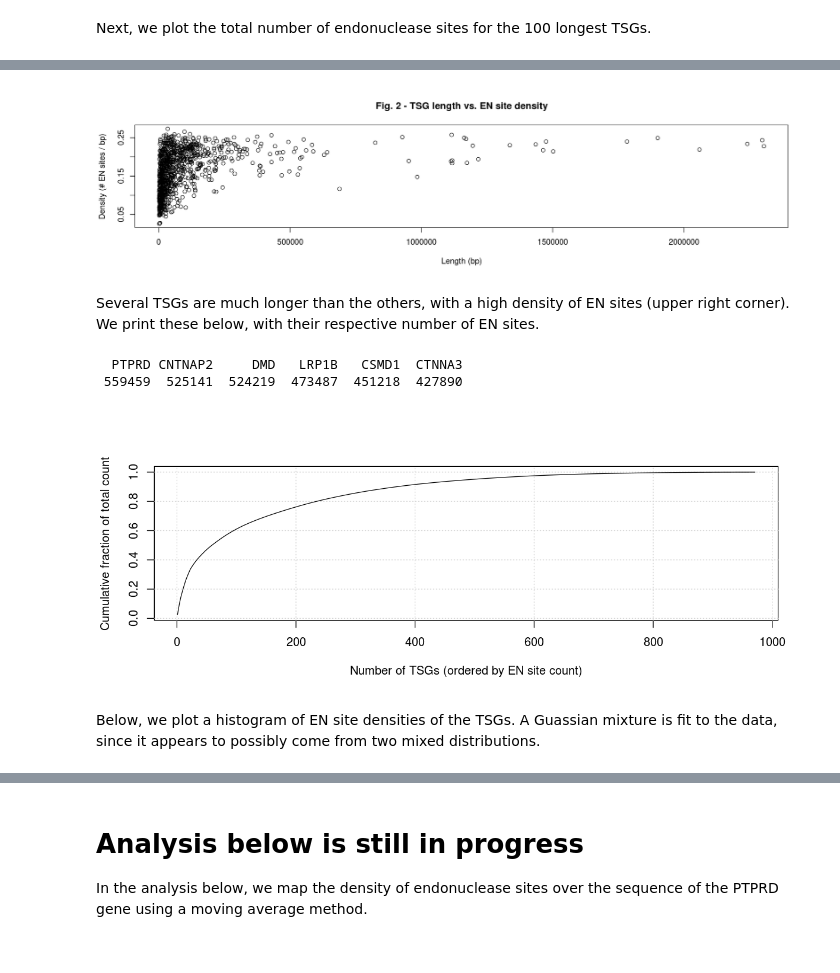
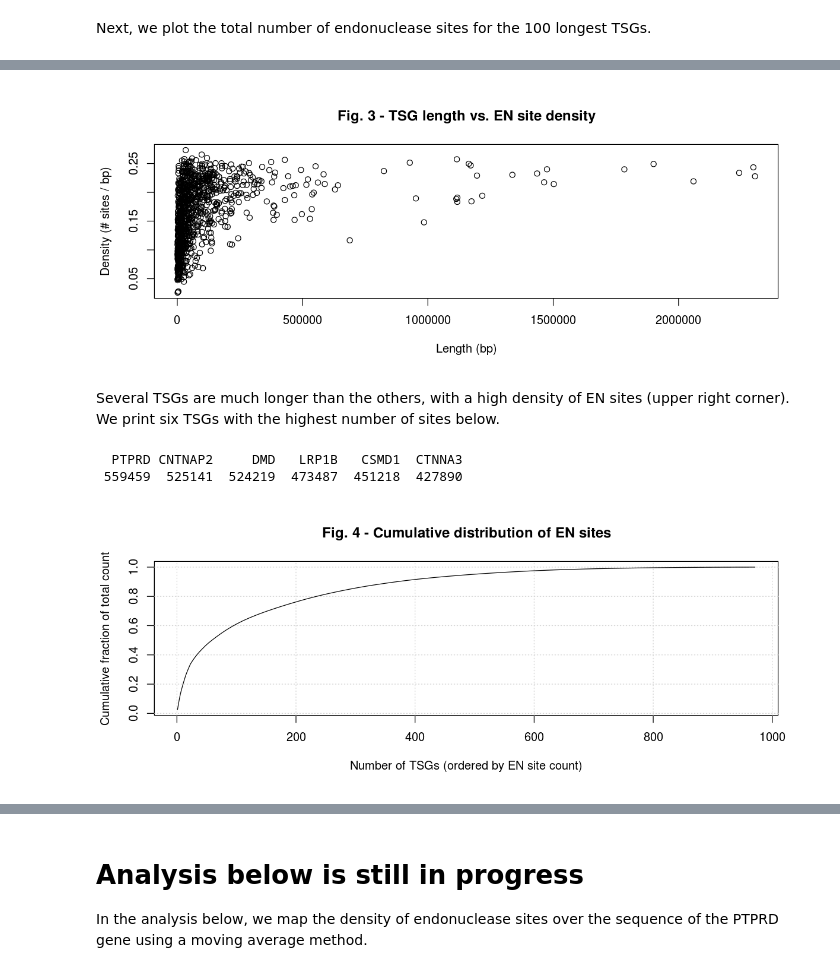
Before and after one commit to atallah-lab/analyses, a Jupyter notebook: tsg_insertionstats_v2.ipynb, the cells around one changed output, grey strips where cells are left out. Cells and saved outputs as stored; diff of their text form; code cells hidden in the pictures.

```diff
--- a/tsg_insertionstats_v2.ipynb
+++ b/tsg_insertionstats_v2.ipynb
@@ -90,6 +99,3 @@ tsg_inds_bkup <- tsg_inds
-# %%
-tsgann <- tsgann_bkup
-tsg_inds <- tsg_inds_bkup
 # %%
 tsgann$tsg_name <- tsg_table$GeneName # add gene names to the table
 tsgann=tsgann[which(!is.na(tsgann$chrom))] # remove entries from the table which were not found in the GFF3
@@ -162,13 +188,11 @@ For the plot below, each data point represents a TSG, with coordinates correspon
 # %%
-tsg_EN_den = rowSums(tsg_counts)/tsgann$length
-
-plot(tsgann$length,tsg_EN_den,ylab="Density (# EN sites / bp)",xlab="Length (bp)")
-title("Fig. 2 - TSG length vs. EN site density")
-options(repr.plot.width=20, repr.plot.height=4)
+plot(tsgann$length,tsg_EN_den,ylab="Density (# sites / bp)",xlab="Length (bp)")
+title("Fig. 3 - TSG length vs. EN site density")
+options(repr.plot.width=10, repr.plot.height=4)
 # %% [output]
-[figure, old version]
+[figure, new version]
 # %% [markdown]
-Several TSGs are much longer than the others, with a high density of EN sites (upper right corner). We print these below, with their respective number of EN sites.
+Several TSGs are much longer than the others, with a high density of EN sites (upper right corner). We print six TSGs with the highest number of sites below.
 # %%
 nsites <- rowSums(tsg_counts)
 tmp <- nsites[1:6]
@@ -184,7 +208,6 @@ options(repr.plot.width=10, repr.plot.height=4)
 plot(cumuSum,type="n",xlab="Number of TSGs (ordered by EN site count)",ylab="Cumulative fraction of total count")
 grid()
 lines(cumuSum)
+title("Fig. 4 - Cumulative distribution of EN sites")
 # %% [output]
-[figure, old version]
+[figure, new version]
-# %% [markdown]
-Below, we plot a histogram of EN site densities of the TSGs. A Guassian mixture is fit to the data, since it appears to possibly come from two mixed distributions.
```
Also changed, not shown: parts of 29 cells of this notebook, 1 other file.
